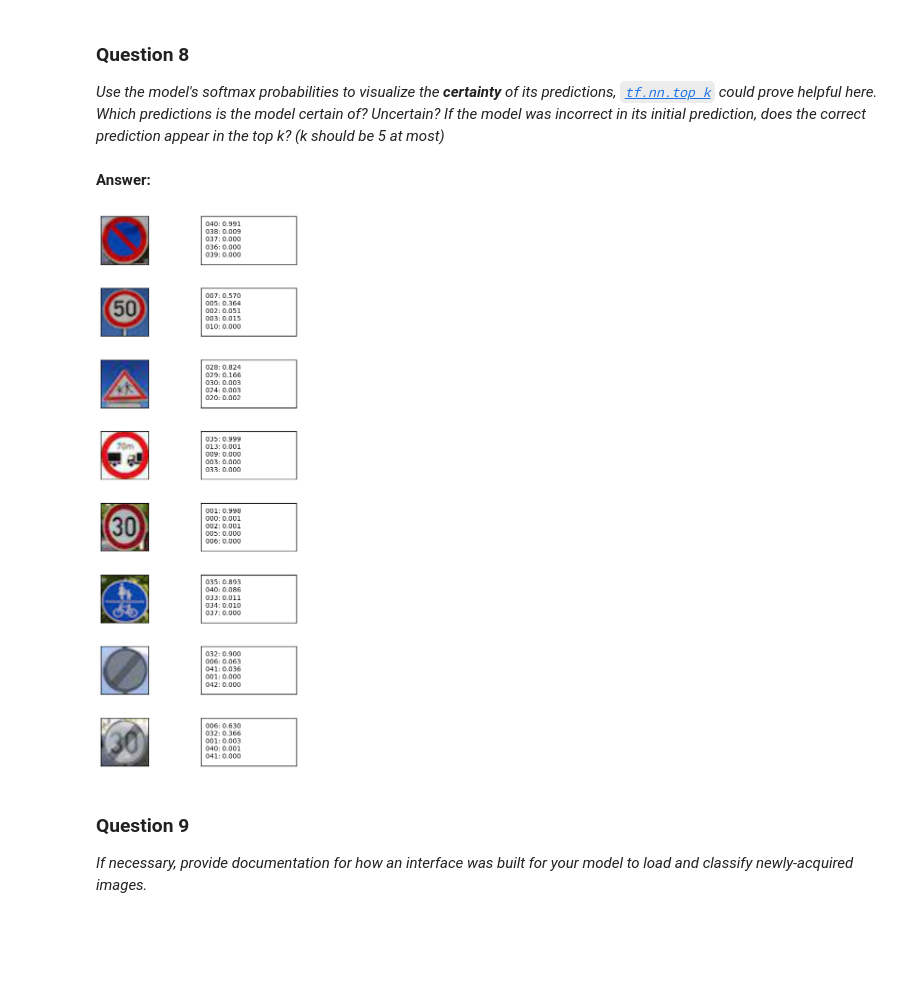
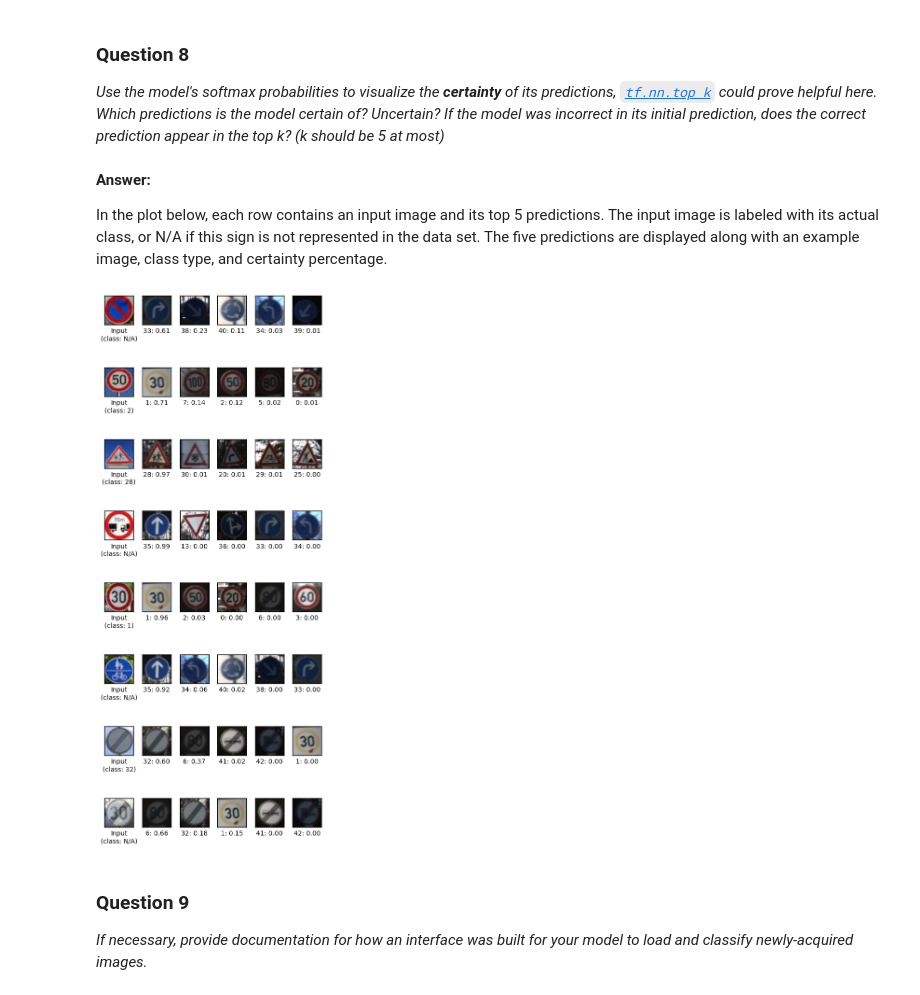
Before and after one commit to gilcarmel/traffic-signs, a Jupyter notebook: Traffic_Signs_Recognition.ipynb, the cells around one changed output. Cells and saved outputs as stored; diff of their text form; code cells hidden in the pictures; blank space fills up the shorter version.

```diff
--- a/Traffic_Signs_Recognition.ipynb
+++ b/Traffic_Signs_Recognition.ipynb
@@ -578,7 +566,7 @@ import os.path
 saver = tf.train.Saver()
 checkpoint_name = "model.ckpt"
 
-num_epochs = 50
+num_epochs = 53
 
 with tf.Session() as session:
 
@@ -730,9 +733,6 @@ _Choose five candidate images of traffic signs and provide them in the report. A
 I downloaded 8 images of German traffic signs from the internet and scaled/cropped them to 32x32. Some of them are completely unrelated to any signs in the project data, and others are related but slightly different (e.g. I downloaded an image for "end of speed limit 30kph", but the data contains a similar-looking sign for "end of speed limit 80kph").
 # %%
 import tensorflow as tf
-
-report_labels = np.zeros(shape=len(report_images), dtype=np.int)
-
 
 ### Run the predictions here.
 with tf.Session() as session:
@@ -748,7 +748,7 @@ with tf.Session() as session:
                  keep_prob: 1.}
 
     # Calculate the predicted class using TensorFlow.
-    (pred, top_k_out) = session.run((y_pred, top_k), feed_dict=feed_dict)
+    (pred, top_k_out, predicted_classes) = session.run((y_pred, top_k, y_pred_cls), feed_dict=feed_dict)
 
     print(np.argmax(pred, axis=1))
 # %% [output]
@@ -773,13 +771,15 @@ fig.subplots_adjust(hspace=0.5, wspace=0.3)
 fig.set_figheight(15)
 
 for i, ax in enumerate(axes.flat):
+    index = int(i/2)
     if i%2:
-        ax.bar(np.arange(n_classes), pred[int(i/2)])
+        ax.bar(np.arange(n_classes), pred[index])
         ax.set_xticks((0,10,20,30,40), minor=False)
         ax.set_yticks((0,0.5,1.), minor=False)
     else:
-        ax.imshow(report_images[int(i/2)])
+        ax.imshow(report_images[index])
         ax.set_xticks([])
         ax.set_yticks([])
+        ax.set_xlabel("Class: {}".format(report_labels[index]))
 plt.show()
 # %% [output]
@@ -788,30 +788,43 @@ plt.show()
 ### Question 8
 
 *Use the model's softmax probabilities to visualize the **certainty** of its predictions, [`tf.nn.top_k`](https://www.tensorflow.org/versions/r0.11/api_docs/python/nn.html#top_k) could prove helpful here. Which predictions is the model certain of? Uncertain? If the model was incorrect in its initial prediction, does the correct prediction appear in the top k? (k should be 5 at most)*
-# %% [markdown]
-**Answer:**
+# %% [markdown]
+**Answer:**
+
+In the plot below, each row contains an input image and its top 5 predictions.
+The input image is labeled with its actual class, or N/A if this sign is not represented in the data set.
+The five predictions are displayed along with an example image, class type, and certainty percentage.
 # %%
-fig, axes = plt.subplots(8,2)
-fig.subplots_adjust(hspace=0.5, wspace=0.3)
+fig, axes = plt.subplots(8,6)
+fig.subplots_adjust(hspace=0.8, wspace=0.3)
 fig.set_figheight(15)
 
 for i, ax in enumerate(axes.flat):
-    index = int(i/2)
-    if i%2:
-        certainty_str = ""
-        for index,certainty in zip(top_k_out.indices[index],top_k_out.values[index]):
-            certainty_str += "{:03}: {:.3f}\n".format(index, certainty)
-        ax.text(0.05,0, certainty_str, wrap=True)
+    index = int(i/6)
+    predictions = top_k_out.indices[index]
+    certainties_pct = top_k_out.values[index]
+    if i%6:
+        nth_prediction = (i%6) - 1
+        prediction_index = predictions[nth_prediction]
+        ax.imshow(images_by_type[prediction_index])
+        certainty_pct = certainties_pct[nth_prediction]
+        certainty_str = "{}: {:.2f}".format(prediction_index, certainty_pct)
         ax.set_xticks([])
         ax.set_yticks([])
+        ax.set_xlabel(certainty_str)
     else:
-        ax.imshow(report_images[int(i/2)])
+        ax.imshow(report_images[index])
+        if (report_labels[index] >= 0):
+            class_string = str(report_labels[index])
+        else:
+            class_string = "N/A"
+        ax.set_xlabel("Input\n(class: {})".format(class_string))
         # Remove ticks from the plot.
         ax.set_xticks([])
         ax.set_yticks([])
 plt.show()
 # %% [output]
-[figure, old version]
+[figure, new version]
 # %% [markdown]
 ### Question 9
 _If necessary, provide documentation for how an interface was built for your model to load and classify newly-acquired images._
```
Also changed, not shown: parts of 12 cells of this notebook, 1 other file.
